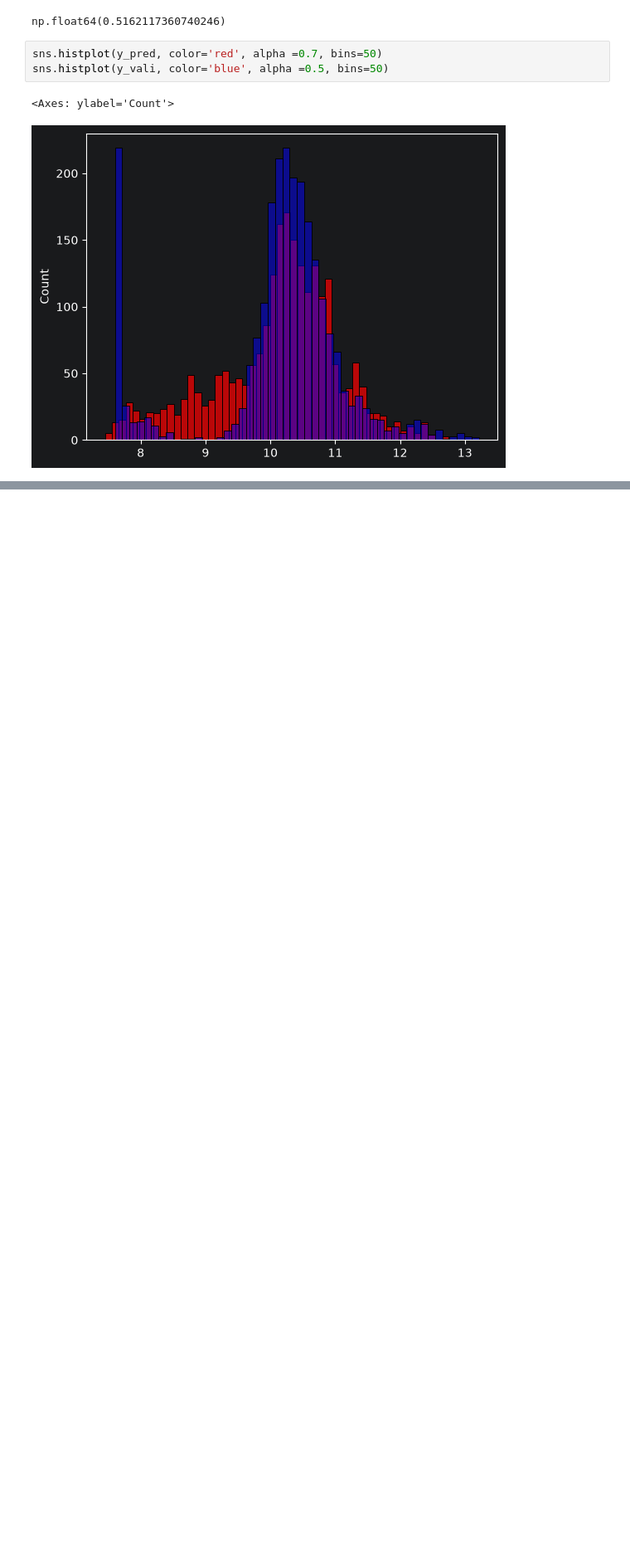
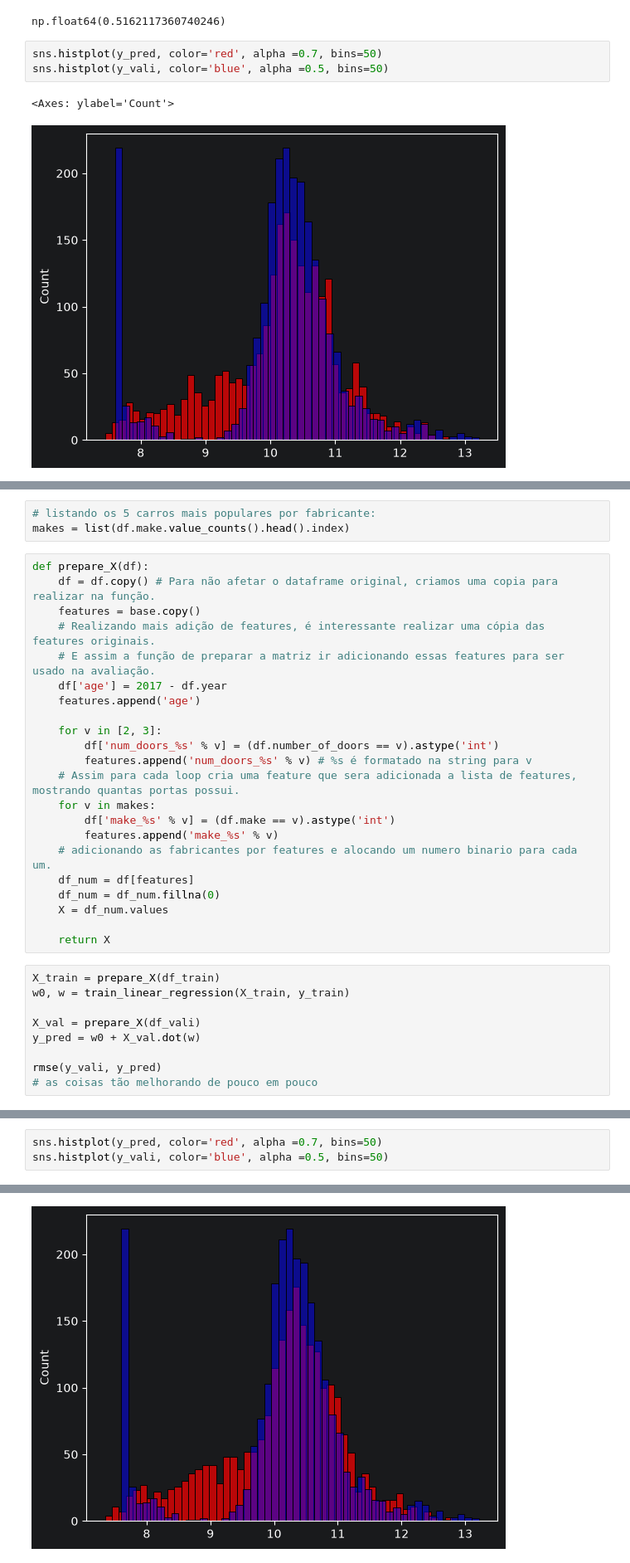
Before and after one commit to carlosr2000/MLZoomCampCarlos2026, a Jupyter notebook: ML Zoomcamp/2 - Regressão/Anotações.ipynb, the cells around one changed output, grey strips where cells are left out. Shown at 83% size. Cells and saved outputs as stored; diff of their text form; blank space fills up the shorter version.

```diff
--- a/ML Zoomcamp/2 - Regressão/Anotações.ipynb
+++ b/ML Zoomcamp/2 - Regressão/Anotações.ipynb
@@ -495,0 +591,34 @@ sns.histplot(y_vali, color='blue', alpha =0.5, bins=50)
+# %%
+# listando os 5 carros mais populares por fabricante:
+makes = list(df.make.value_counts().head().index)
+# %%
+def prepare_X(df):
+    df = df.copy() # Para não afetar o dataframe original, criamos uma copia para realizar na função.
+    features = base.copy()
+    # Realizando mais adição de features, é interessante realizar uma cópia das features originais.
+    # E assim a função de preparar a matriz ir adicionando essas features para ser usado na avaliação.
+    df['age'] = 2017 - df.year
+    features.append('age')
+
+    for v in [2, 3]:
+        df['num_doors_%s' % v] = (df.number_of_doors == v).astype('int')
+        features.append('num_doors_%s' % v) # %s é formatado na string para v
+    # Assim para cada loop cria uma feature que sera adicionada a lista de features, mostrando quantas portas possui.
+    for v in makes:
+        df['make_%s' % v] = (df.make == v).astype('int')
+        features.append('make_%s' % v)
+    # adicionando as fabricantes por features e alocando um numero binario para cada um.
+    df_num = df[features]
+    df_num = df_num.fillna(0)
+    X = df_num.values
+
+    return X
+# %%
+X_train = prepare_X(df_train)
+w0, w = train_linear_regression(X_train, y_train)
+
+X_val = prepare_X(df_vali)
+y_pred = w0 + X_val.dot(w)
+
+rmse(y_vali, y_pred)
+# as coisas tão melhorando de pouco em pouco
@@ -495,0 +627,4 @@ sns.histplot(y_vali, color='blue', alpha =0.5, bins=50)
+# %%
+sns.histplot(y_pred, color='red', alpha =0.7, bins=50)
+sns.histplot(y_vali, color='blue', alpha =0.5, bins=50)
+# %% [output]
@@ -495,0 +632 @@ sns.histplot(y_vali, color='blue', alpha =0.5, bins=50)
+[figure, added]
```
Also changed, not shown: parts of 17 cells of this notebook.
